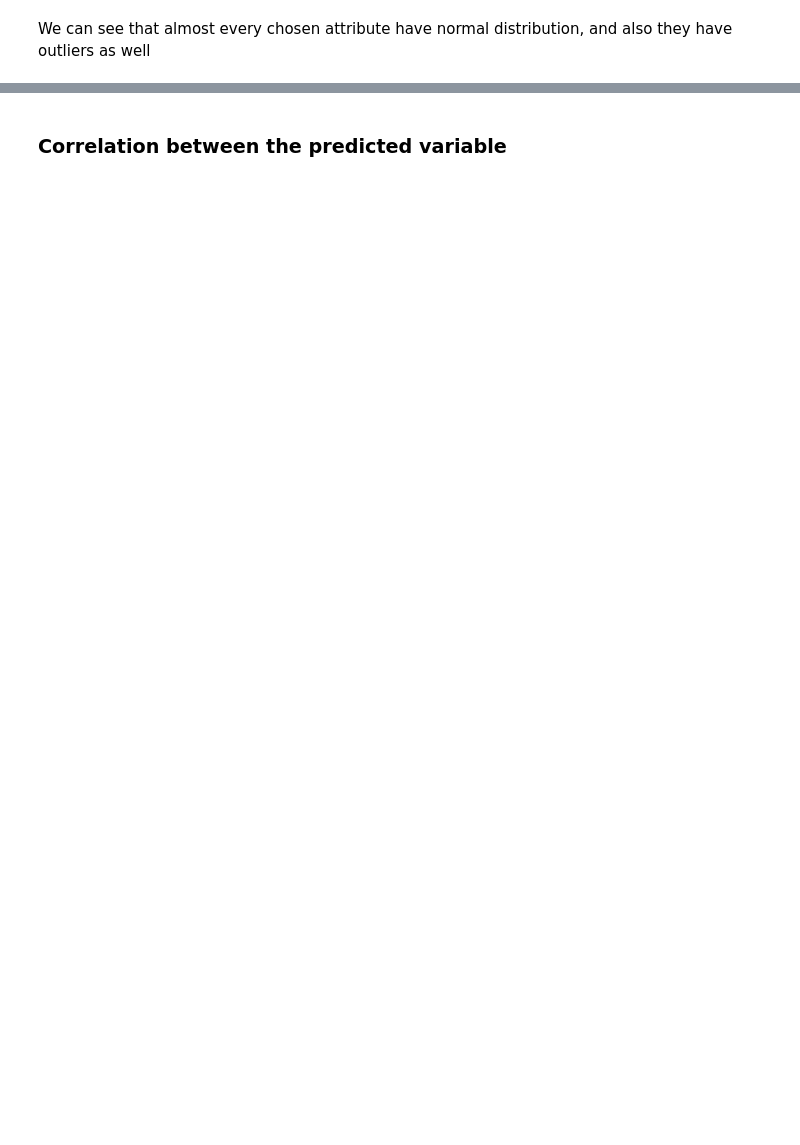
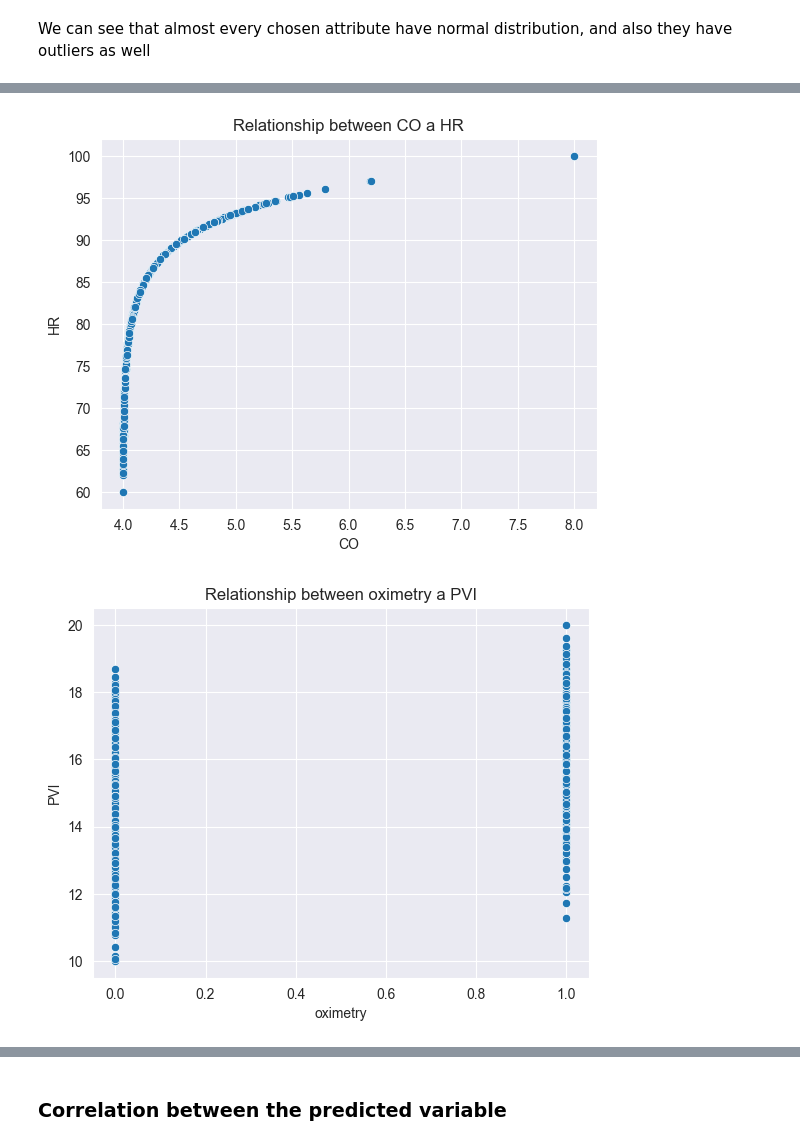
Before and after one commit to Yuraj1/iau_projects, a Jupyter notebook: FAZA_1.ipynb, the cells around one changed output, grey strips where cells are left out. Cells and saved outputs as stored; diff of their text form; code cells hidden in the pictures; blank space fills up the shorter version.

```diff
--- a/FAZA_1.ipynb
+++ b/FAZA_1.ipynb
@@ -141,0 +312,6 @@ plt.show()
+# %%
+corr_prs = corr.unstack().sort_values(ascending=False)
+corr_prs = corr_prs[(corr_prs < 0.999) & (corr_prs > -0.999)]
+corr_prs.drop_duplicates(inplace=True)
+print("Top correlations:\n")
+print(corr_prs.head())
@@ -162,14 +342,10 @@ print(corr_pairs.head(10))
-# %%
-pairs_to_plot = [
-    ("CO", "HR"),
-    ("oximetry", "PVI"),
-    ("Skin Temperature", "oximetry"),
-]
-
-for x, y in pairs_to_plot:
-    plt.figure(figsize=(6, 4))
-    sns.scatterplot(data=observation, x=x, y=y, alpha=0.6)
-    plt.title(f"Vzťah medzi {x} a {y}")
-    plt.xlabel(x)
-    plt.ylabel(y)
-    plt.show()
+# %%
+pairs_to_plot = [pair for pair, value in corr_prs.head(5).items()]
+
+for x, y in pairs_to_plot:
+    sns.scatterplot(data=observation, x=x, y=y)
+    plt.title(f"Relationship between {x} a {y}")
+    plt.show()
+# %% [output]
+[figure, added]
+[figure, added]
```
Also changed, not shown: parts of 102 cells of this notebook.
